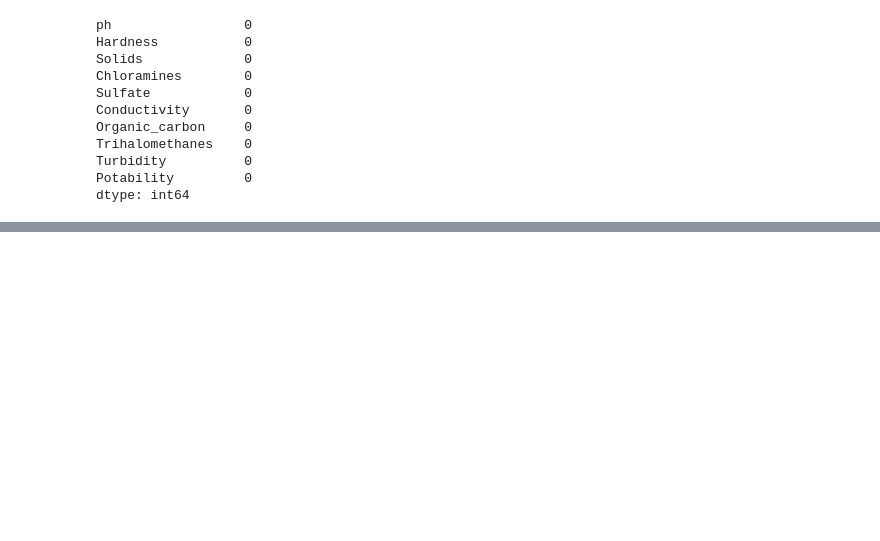
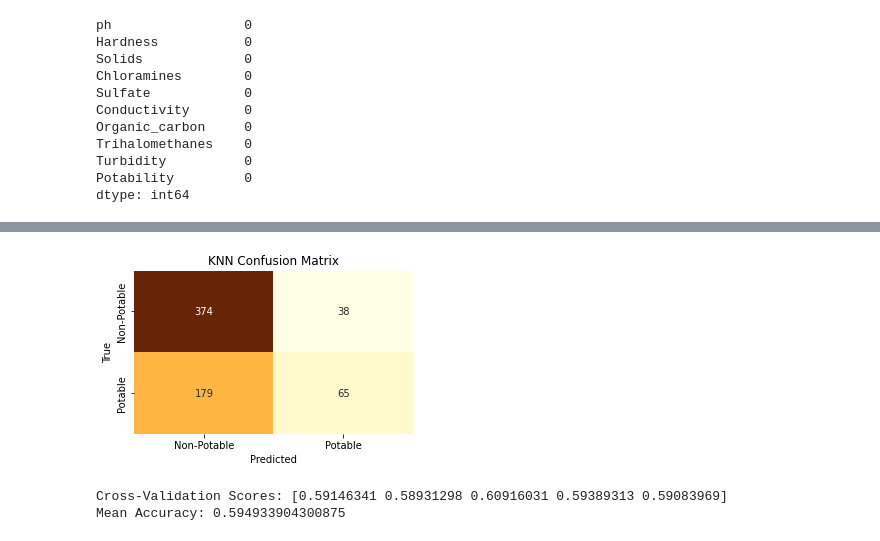
Before and after one commit to Log20/Water_potability, a Jupyter notebook: water_potability.ipynb, the cells around one changed output, grey strips where cells are left out. Drawn from its saved outputs; the diff is of its cells as text; code cells hidden in the pictures; blank space fills up the shorter version.

```diff
--- a/water_potability.ipynb
+++ b/water_potability.ipynb
@@ -77,0 +154,66 @@ knn=KNeighborsClassifier()
+# %%
+from sklearn.model_selection import GridSearchCV
+from sklearn.neighbors import KNeighborsClassifier
+from sklearn.metrics import accuracy_score, classification_report, confusion_matrix
+import seaborn as sns
+import matplotlib.pyplot as plt
+from sklearn.model_selection import train_test_split
+from sklearn.preprocessing import StandardScaler
+from sklearn.model_selection import cross_val_score
+
+# 填充缺失值
+df["ph"].fillna(value=df["ph"].median(), inplace=True)
+df["Sulfate"].fillna(value=df["Sulfate"].median(), inplace=True)
+df["Trihalomethanes"].fillna(value=df["Trihalomethanes"].median(), inplace=True)
+
+# 特徵和目標變數
+X = df.drop('Potability', axis=1)
+y = df['Potability']
+
+# 切分資料集
+X_train, X_test, y_train, y_test = train_test_split(X, y, test_size=0.2, random_state=42)
+
+# 特徵標準化
+scaler = StandardScaler()
+X_train_scaled = scaler.fit_transform(X_train)
+X_test_scaled = scaler.transform(X_test)
+
+# 使用網格搜索尋找最佳K值
+model_param = {'n_neighbors': range(1, 21)}
+grid_search = GridSearchCV(KNeighborsClassifier(), model_param, cv=5)
+grid_search.fit(X_train_scaled, y_train)
+print(grid_search.best_params_)
+print(grid_search.best_score_)
+best_k = grid_search.best_params_['n_neighbors']
+
+# 使用最佳K值擬合新的KNN模型
+knn = KNeighborsClassifier(n_neighbors=best_k)
+knn.fit(X_train_scaled, y_train)
+
+# 預測
+y_pred_best = knn.predict(X_test_scaled)
+
+# 評估模型性能
+accuracy = accuracy_score(y_test, y_pred_best)
+classification_rep = classification_report(y_test, y_pred_best)
+
+# 分類報告
+print(f'\nKNN Accuracy: {accuracy}\n')
+print(f'KNN Classification Report:\n{classification_rep}')
+
+# 使用Seaborn來繪製混淆矩陣
+conf_matrix_best = confusion_matrix(y_test, y_pred_best)
+plt.figure(figsize=(5, 3))
+sns.heatmap(conf_matrix_best, annot=True, fmt='d', cmap='YlOrBr', cbar=False,
+            xticklabels=["Non-Potable", "Potable"],
+            yticklabels=["Non-Potable", "Potable"])
+plt.xlabel('Predicted')
+plt.ylabel('True')
+plt.title('KNN Confusion Matrix')
+plt.show()
+
+# 交叉驗證
+cv_val_scores = cross_val_score(knn, X, y, cv=5)
+print(f"\nCross-Validation Scores: {cv_val_scores}")
+print(f"Mean Accuracy: {cv_val_scores.mean()}")
+# %% [output]
@@ -77,0 +234,3 @@ knn=KNeighborsClassifier()
+[figure, added]
+Cross-Validation Scores: [0.59146341 0.58931298 0.60916031 0.59389313 0.59083969]
+Mean Accuracy: 0.594933904300875
```
Also changed, not shown: parts of 7 cells of this notebook.
